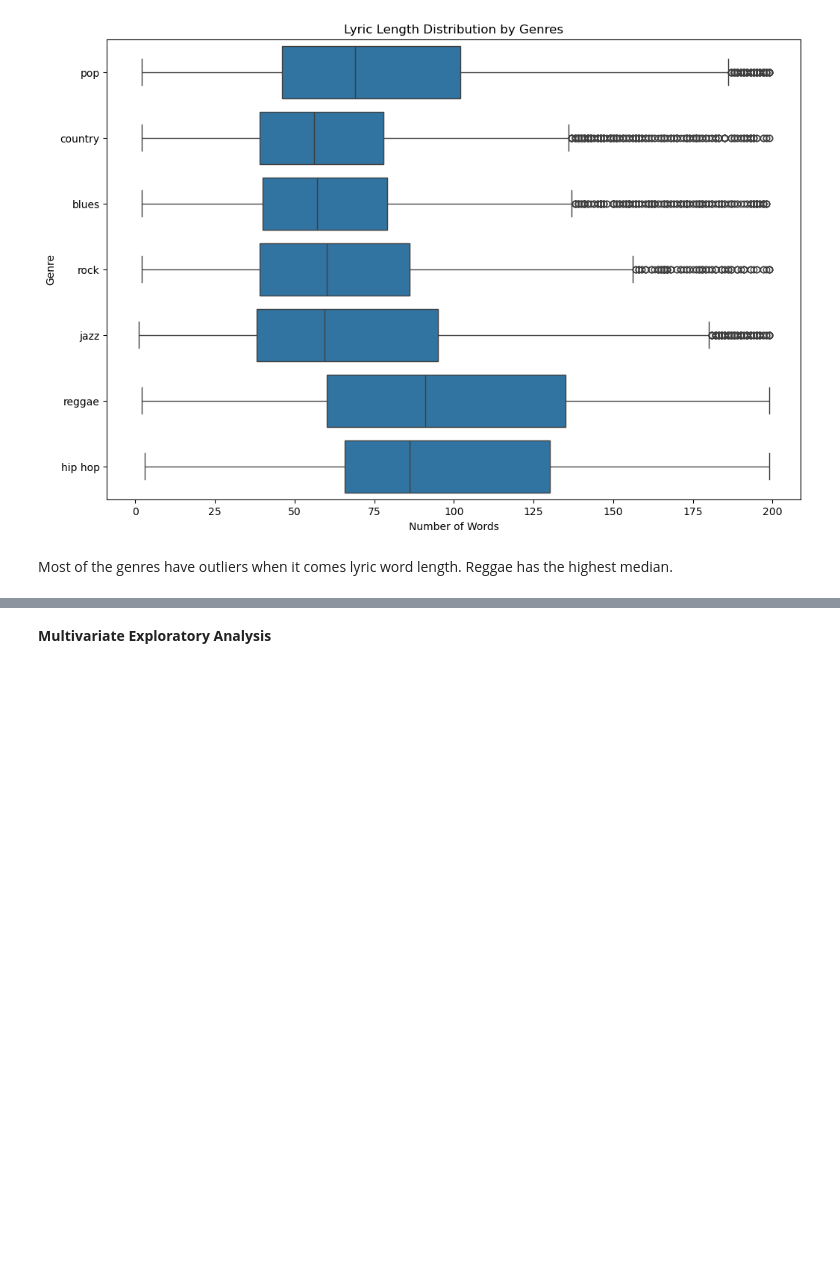
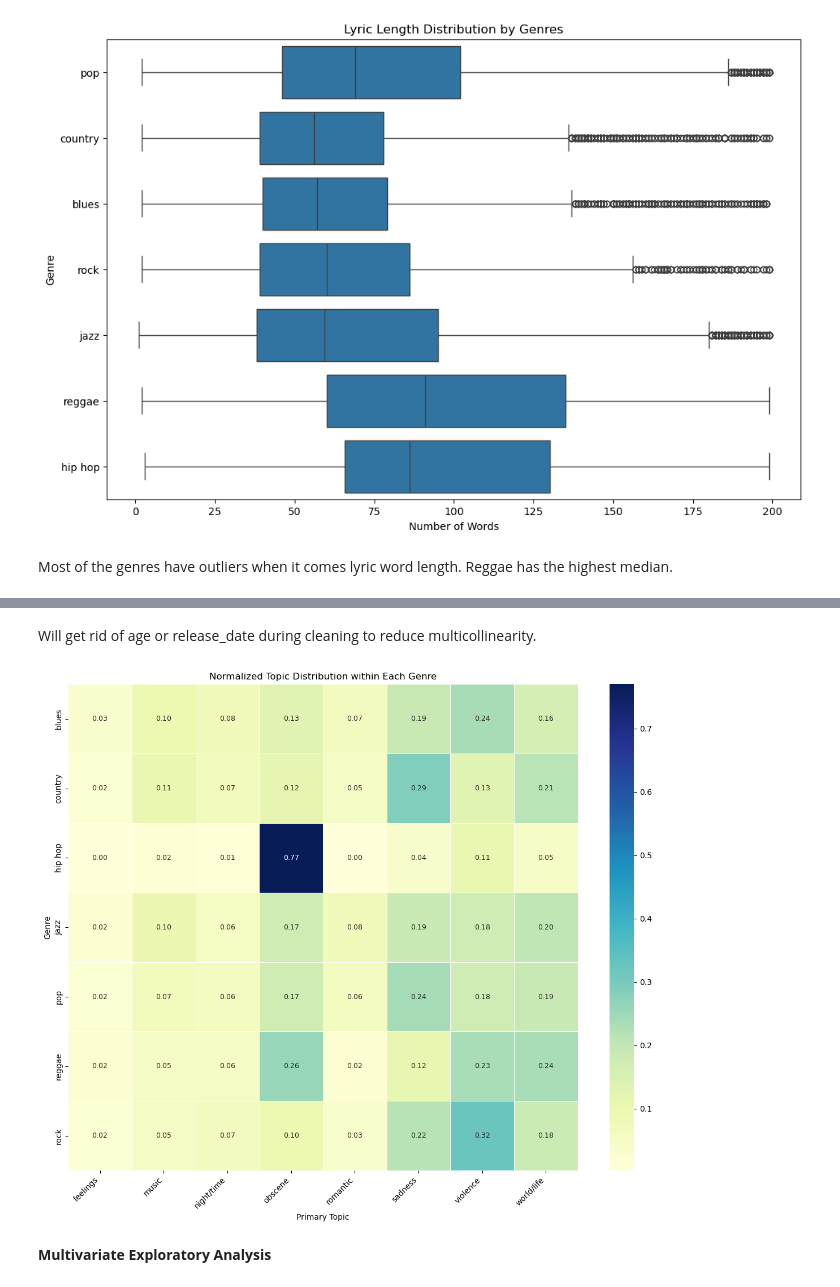
Before and after one commit to Seribii1o1/Music-Recommendation-Algorithm, a Jupyter notebook: code/EDA.ipynb, the cells around one changed output, grey strips where cells are left out. Cells and saved outputs as stored; diff of their text form; code cells hidden in the pictures; blank space fills up the shorter version.

```diff
--- a/code/EDA.ipynb
+++ b/code/EDA.ipynb
@@ -296,2 +310,20 @@ Most of the genres have outliers when it comes lyric word length. Reggae has the
+# %% [markdown]
+Will get rid of age or release_date during cleaning to reduce multicollinearity.
+# %%
+# Categorical vs. Categorical Relationships (Crosstab/Heatmap)
+genre_topic_crosstab = pd.crosstab(df['genre'], df['topic'])
+# Normalize by row (genre) to see topic distribution within each genre
+genre_topic_norm = pd.crosstab(df['genre'], df['topic'], normalize='index')
+
+plt.figure(figsize=(12, 10))
+sns.heatmap(genre_topic_norm, annot=True, cmap="YlGnBu", fmt=".2f", linewidths=.5, annot_kws={"size": 9})
+plt.title('Normalized Topic Distribution within Each Genre')
+plt.xlabel('Primary Topic')
+plt.ylabel('Genre')
+plt.xticks(rotation=45, ha='right')
+plt.tight_layout()
+plt.show()
+# %% [output]
+[figure, added]
 # %% [markdown]
 **Multivariate Exploratory Analysis**
```
Also changed, not shown: parts of 2 cells of this notebook.
